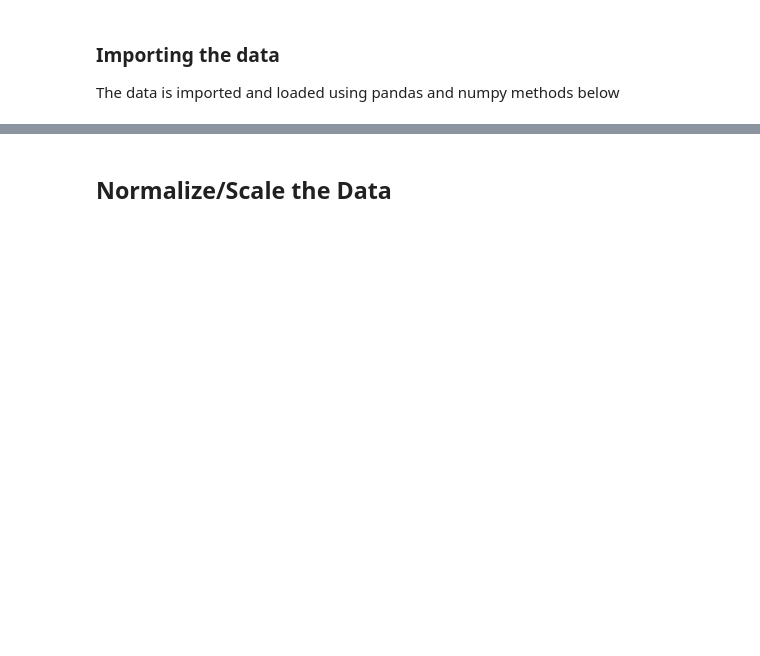
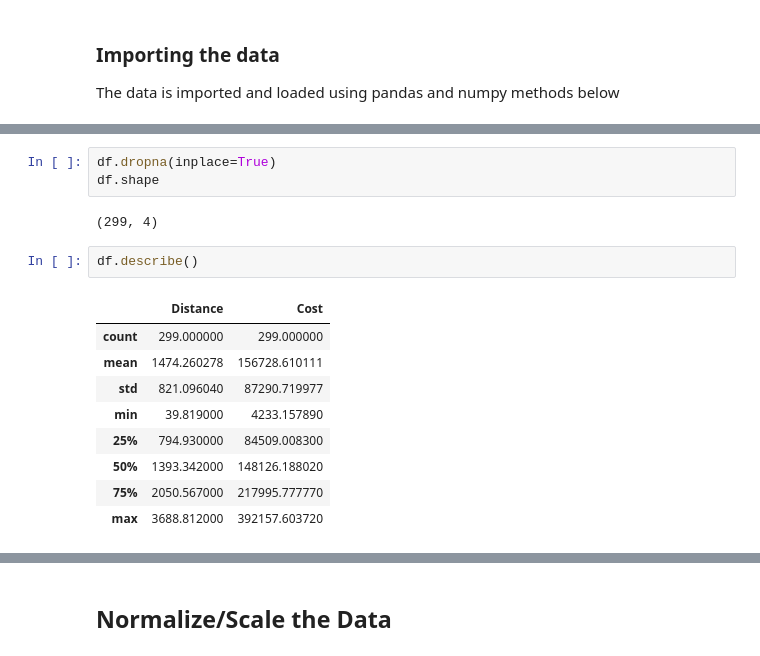
Before and after one commit to IndraNeelMulakaloori/Car_Fuel_Price_Prediciton, a Jupyter notebook: Car_Fuel_prediction.ipynb, the cells around one changed output, grey strips where cells are left out. Drawn from its saved outputs; the diff is of its cells as text; blank space fills up the shorter version.

```diff
--- a/Car_Fuel_prediction.ipynb
+++ b/Car_Fuel_prediction.ipynb
@@ -120,0 +42,17 @@ X_train,X_test,y_train = check_nan(X_train),check_nan(X_test),check_nan(y_train)
+# %%
+df.dropna(inplace=True)
+df.shape
+# %% [output]
+(299, 4)
+# %%
+df.describe()
+# %% [output]
+|  | Distance | Cost |
+| count | 299.000000 | 299.000000 |
+| mean | 1474.260278 | 156728.610111 |
+| std | 821.096040 | 87290.719977 |
+| min | 39.819000 | 4233.157890 |
+| 25% | 794.930000 | 84509.008300 |
+| 50% | 1393.342000 | 148126.188020 |
+| 75% | 2050.567000 | 217995.777770 |
+| max | 3688.812000 | 392157.603720 |
```
Also changed, not shown: parts of 30 cells of this notebook, 13 other files.
